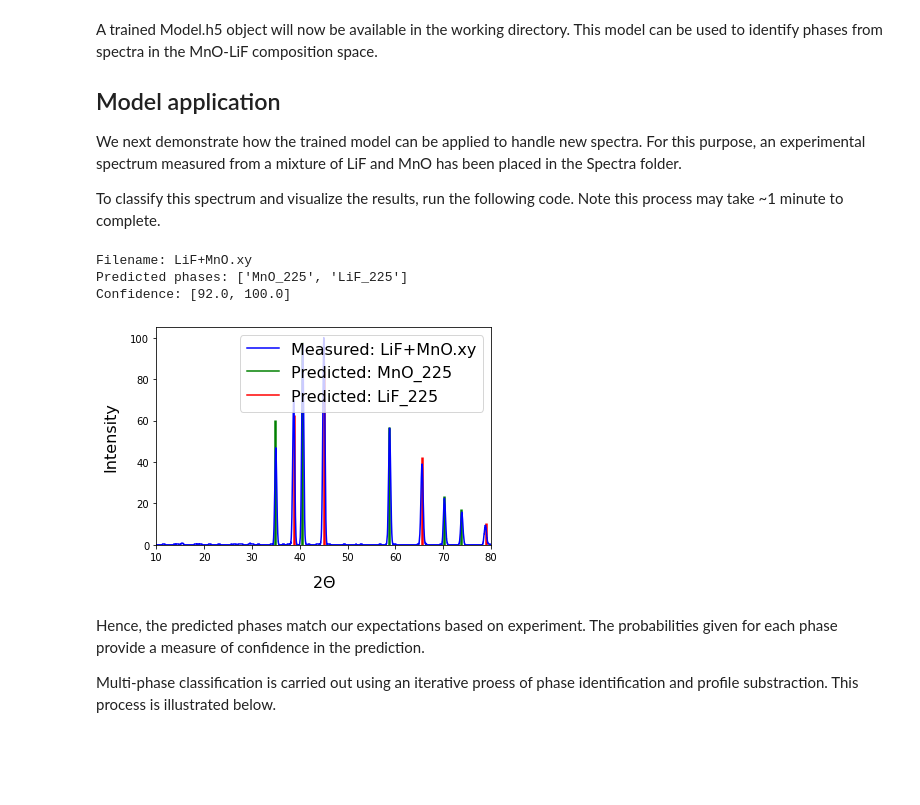
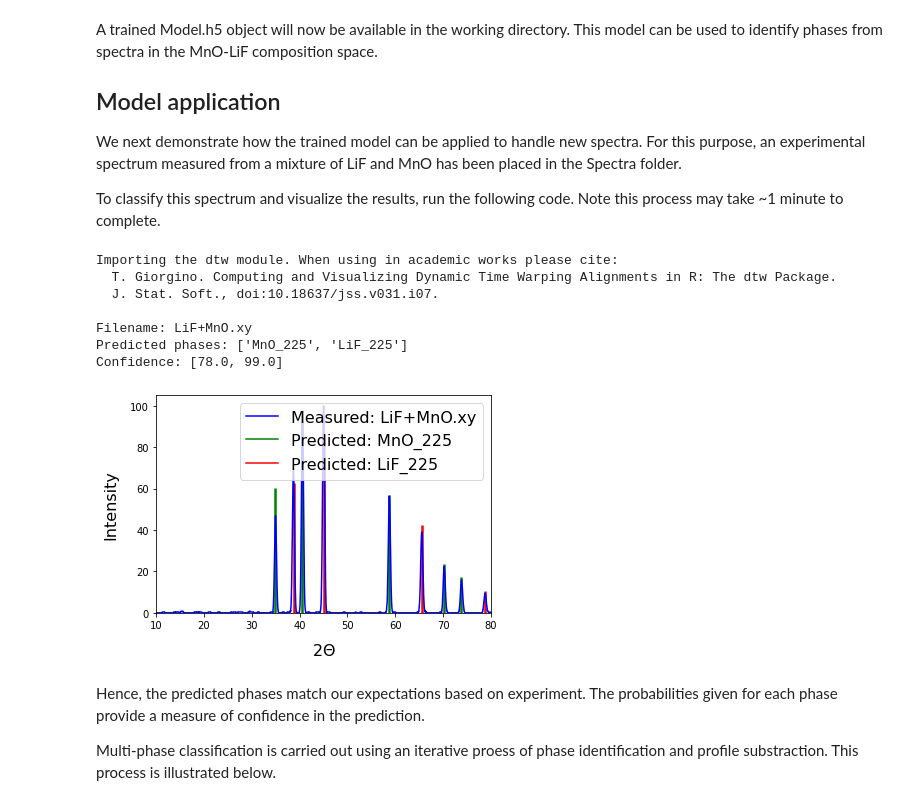
Before and after one commit to njszym/XRD-AutoAnalyzer, a Jupyter notebook: Tutorial/tutorial-notebook.ipynb, the cells around one changed output. Saved outputs shown, nothing was run; the diff lists cells and outputs as text; code cells hidden in the pictures; blank space fills up the shorter version.

```diff
--- a/Tutorial/tutorial-notebook.ipynb
+++ b/Tutorial/tutorial-notebook.ipynb
@@ -26,0 +17,11 @@ print(os.listdir('References'))
+# %%
+from autoXRD import tabulate_cifs
+import os
+
+cif_dir = 'All_CIFs' # Contains all CIFs, including duplicates
+ref_dir = 'References' # Folder to place filtered CIFs
+
+# Filter structure entries
+tabulate_cifs.main(cif_dir, ref_dir)
+
+print(os.listdir(ref_dir))
@@ -175,37 +186,44 @@ We next demonstrate how the trained model can be applied to handle new spectra.
 
 To classify this spectrum and visualize the results, run the following code. Note this process may take ~1 minute to complete.
 # %%
-import spectrum_analysis # Non-parallel for testing purposes
-from autoXRD import visualizer
+from autoXRD import spectrum_analysis, visualizer
 
-# Classify all files in the Spectra folder by choosing from the phases in the References folder
-spectrum_names, predicted_phases, confidences = spectrum_analysis.main('Spectra', 'References')
+
+# Folder containing test spectra
+spec_dir = 'Spectra'
+
+# Classify all files in spec_dir using references from ref_dir
+spectrum_names, predicted_phases, confidences = spectrum_analysis.main(spec_dir, ref_dir, parallel=False)
 
 for (spectrum_fname, phase_set, confidence) in zip(spectrum_names, predicted_phases, confidences):
 
     all_phases = phase_set.split(' + ')
     all_probs = [float(val[:-1]) for val in confidence]
     final_phases, final_confidence = [], []
     for (ph, cf) in zip(all_phases, all_probs):
         if cf >= 50.0: # Ignore phases with a low probability
             final_phases.append(ph)
             final_confidence.append(cf)
 
     print('Filename: %s' % spectrum_fname)
     print('Predicted phases: %s' % final_phases)
     print('Confidence: %s' % final_confidence)
 
     # Format predicted phases into a list of their CIF filenames
     predicted_phases = phase_set.split(' + ')
     predicted_phases = ['%s.cif' % phase for phase in predicted_phases]
 
     # Plot measured spectrum with line profiles of predicted phases
-    visualizer.main('Spectra', spectrum_fname, predicted_phases)
+    visualizer.main(spec_dir, spectrum_fname, predicted_phases)
 # %% [output]
+Importing the dtw module. When using in academic works please cite:
+  T. Giorgino. Computing and Visualizing Dynamic Time Warping Alignments in R: The dtw Package.
+  J. Stat. Soft., doi:10.18637/jss.v031.i07.
+
 Filename: LiF+MnO.xy
 Predicted phases: ['MnO_225', 'LiF_225']
-Confidence: [92.0, 100.0]
+Confidence: [78.0, 99.0]
-[figure, old version]
+[figure, new version]
 # %% [markdown]
 
 Hence, the predicted phases match our expectations based on experiment. The probabilities given for each phase provide a measure of confidence in the prediction.
```
Also changed, not shown: parts of 8 cells of this notebook, 3 other files.
